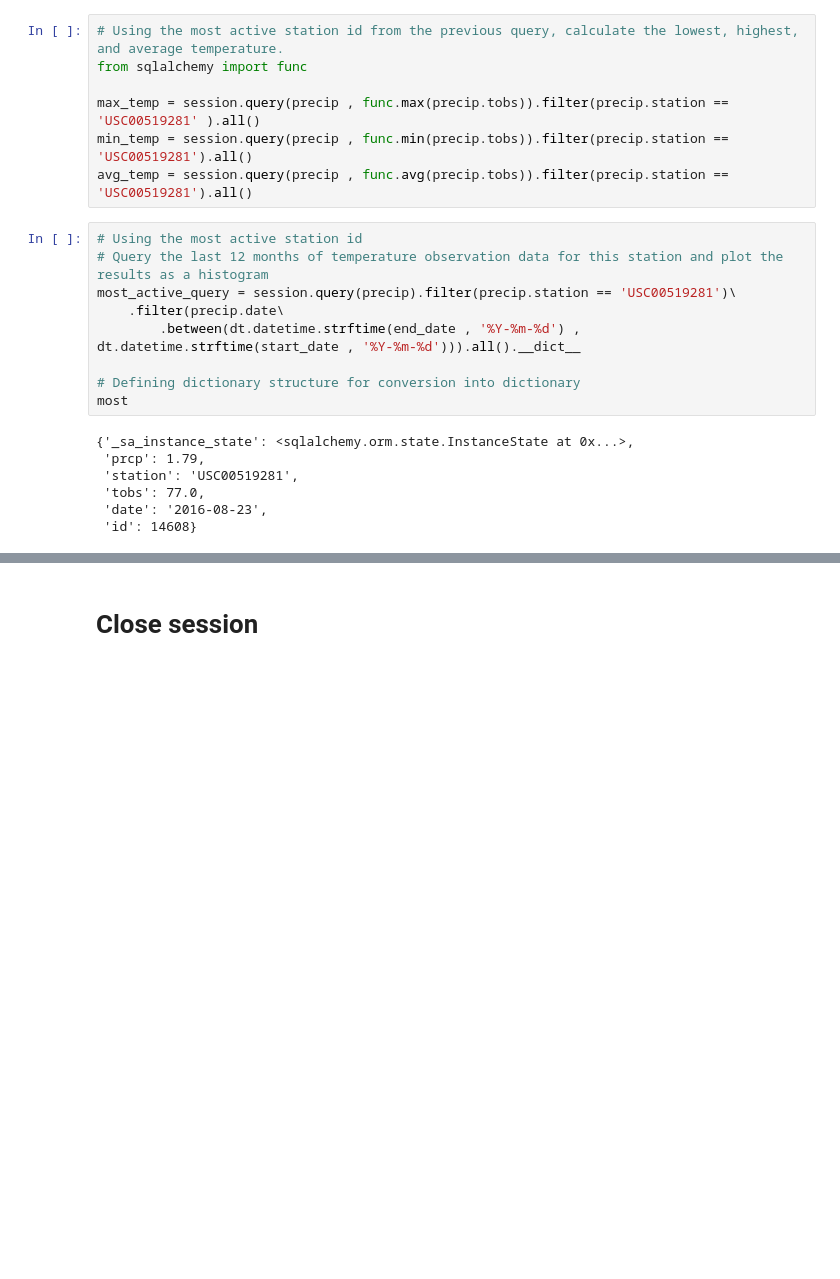
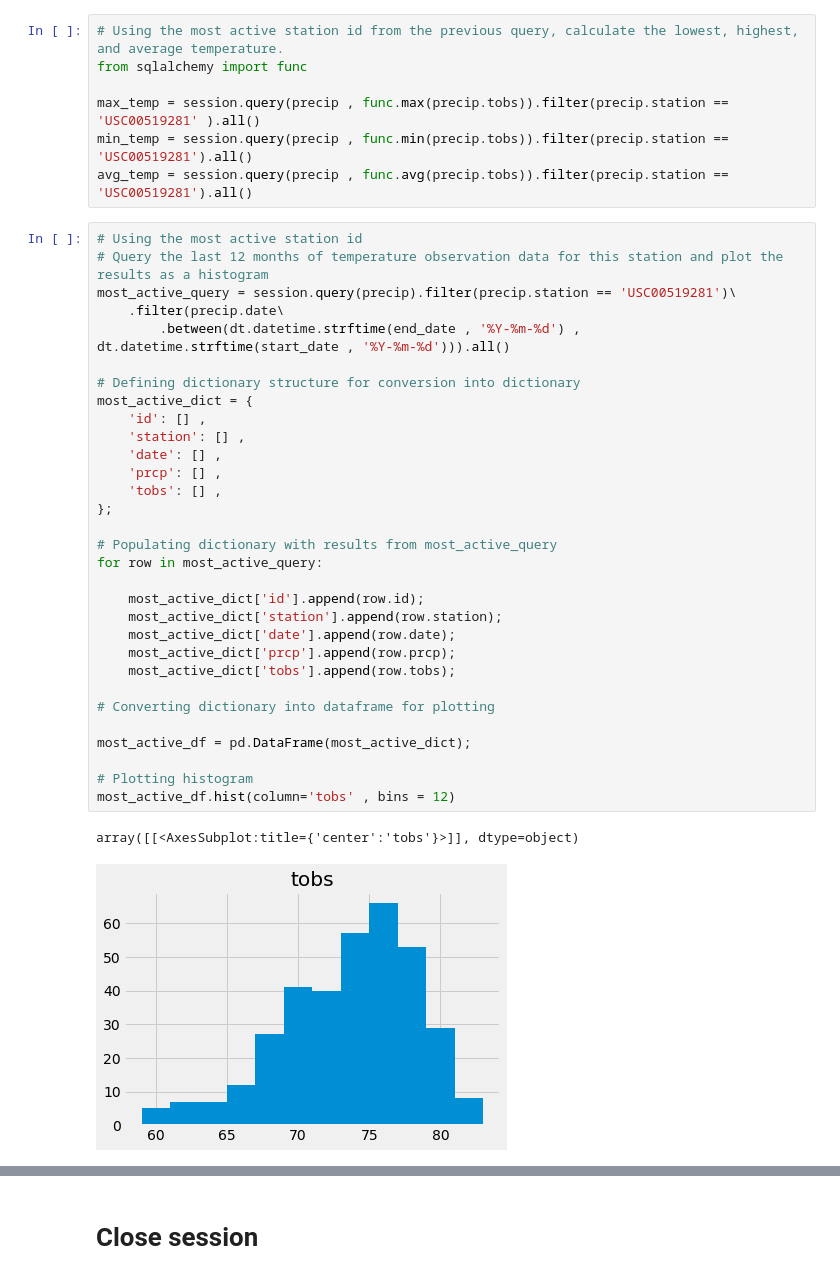
Before and after one commit to awesomepack/SQL-Alchemy, a Jupyter notebook: alchemy.ipynb, the cells around one changed output, grey strips where cells are left out. Cells and saved outputs as stored; diff of their text form; blank space fills up the shorter version.

Commit message:
completed histogram | need to work on flask portion

```diff
--- a/alchemy.ipynb
+++ b/alchemy.ipynb
@@ -188,16 +188,34 @@ avg_temp = session.query(precip , func.avg(precip.tobs)).filter(precip.station =
 # %%
 # Using the most active station id
 # Query the last 12 months of temperature observation data for this station and plot the results as a histogram
 most_active_query = session.query(precip).filter(precip.station == 'USC00519281')\
     .filter(precip.date\
-        .between(dt.datetime.strftime(end_date , '%Y-%m-%d') , dt.datetime.strftime(start_date , '%Y-%m-%d'))).all().__dict__
+        .between(dt.datetime.strftime(end_date , '%Y-%m-%d') , dt.datetime.strftime(start_date , '%Y-%m-%d'))).all()
 
 # Defining dictionary structure for conversion into dictionary
-most
+most_active_dict = {
+    'id': [] ,
+    'station': [] ,
+    'date': [] ,
+    'prcp': [] ,
+    'tobs': [] ,
+};
+
+# Populating dictionary with results from most_active_query
+for row in most_active_query:
+
+    most_active_dict['id'].append(row.id);
+    most_active_dict['station'].append(row.station);
+    most_active_dict['date'].append(row.date);
+    most_active_dict['prcp'].append(row.prcp);
+    most_active_dict['tobs'].append(row.tobs);
+
+# Converting dictionary into dataframe for plotting
+
+most_active_df = pd.DataFrame(most_active_dict);
+
+# Plotting histogram
+most_active_df.hist(column='tobs' , bins = 12)
 # %% [output]
-{'_sa_instance_state': <sqlalchemy.orm.state.InstanceState at 0x...>,
- 'prcp': 1.79,
- 'station': 'USC00519281',
- 'tobs': 77.0,
- 'date': '2016-08-23',
- 'id': 14608}
+array([[<AxesSubplot:title={'center':'tobs'}>]], dtype=object)
+[figure, added]
```
Also changed, not shown: parts of 1 cell of this notebook.
